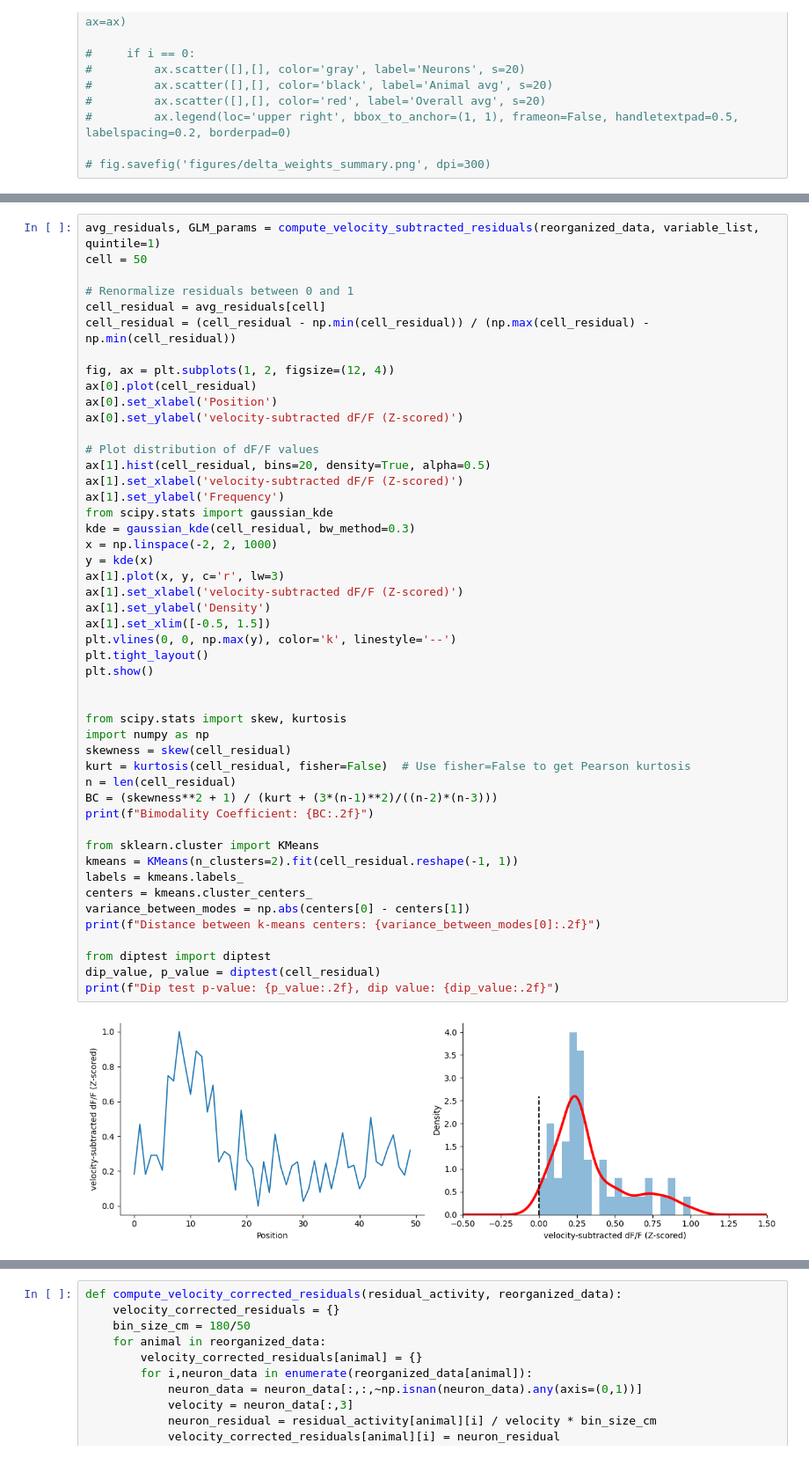
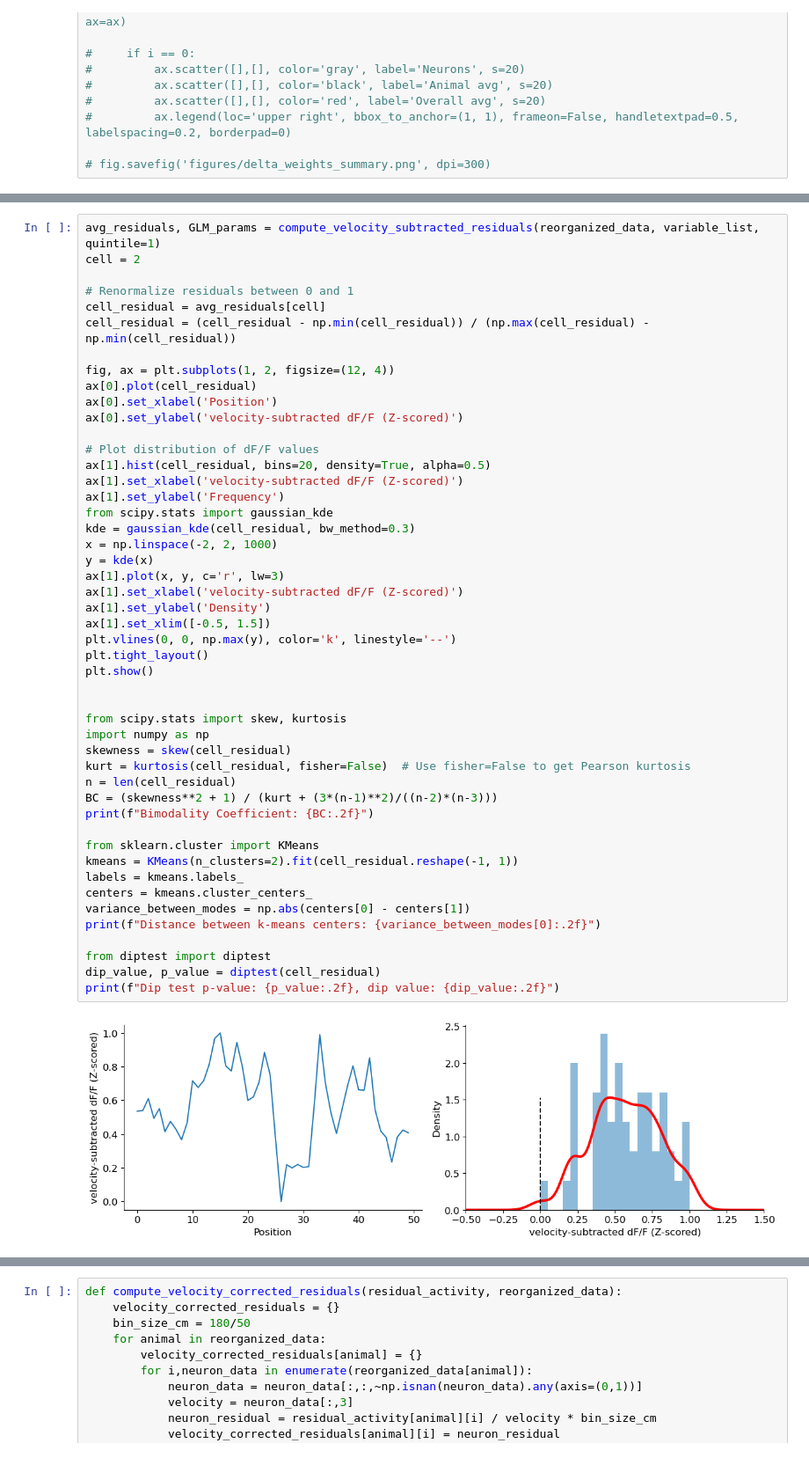
Before and after one commit to Milstein-Lab/CA1-interneuron-GLM, a Jupyter notebook: notebooks/GLM_analysis_scratchpad2.ipynb, the cells around one changed output, grey strips where cells are left out. Shown: that part at 88% size. Cells and saved outputs as stored; diff of their text form.

```diff
--- a/notebooks/GLM_analysis_scratchpad2.ipynb
+++ b/notebooks/GLM_analysis_scratchpad2.ipynb
@@ -109,6 +109,6 @@ plt.colorbar()
 # %%
 avg_residuals, GLM_params = compute_velocity_subtracted_residuals(reorganized_data, variable_list, quintile=1)
-cell = 50
+cell = 2
 
 # Renormalize residuals between 0 and 1
 cell_residual = avg_residuals[cell]
@@ -128,31 +128,31 @@ kde = gaussian_kde(cell_residual, bw_method=0.3)
 x = np.linspace(-2, 2, 1000)
 y = kde(x)
 ax[1].plot(x, y, c='r', lw=3)
 ax[1].set_xlabel('velocity-subtracted dF/F (Z-scored)')
 ax[1].set_ylabel('Density')
 ax[1].set_xlim([-0.5, 1.5])
 plt.vlines(0, 0, np.max(y), color='k', linestyle='--')
 plt.tight_layout()
 plt.show()
 
 
 from scipy.stats import skew, kurtosis
 import numpy as np
 skewness = skew(cell_residual)
 kurt = kurtosis(cell_residual, fisher=False)  # Use fisher=False to get Pearson kurtosis
 n = len(cell_residual)
 BC = (skewness**2 + 1) / (kurt + (3*(n-1)**2)/((n-2)*(n-3)))
 print(f"Bimodality Coefficient: {BC:.2f}")
 
 from sklearn.cluster import KMeans
 kmeans = KMeans(n_clusters=2).fit(cell_residual.reshape(-1, 1))
 labels = kmeans.labels_
 centers = kmeans.cluster_centers_
 variance_between_modes = np.abs(centers[0] - centers[1])
 print(f"Distance between k-means centers: {variance_between_modes[0]:.2f}")
 
 from diptest import diptest
 dip_value, p_value = diptest(cell_residual)
 print(f"Dip test p-value: {p_value:.2f}, dip value: {dip_value:.2f}")
 # %% [output]
-[figure, old version]
+[figure, new version]
```
Also changed, not shown: parts of 6 cells of this notebook, 3 other files.
